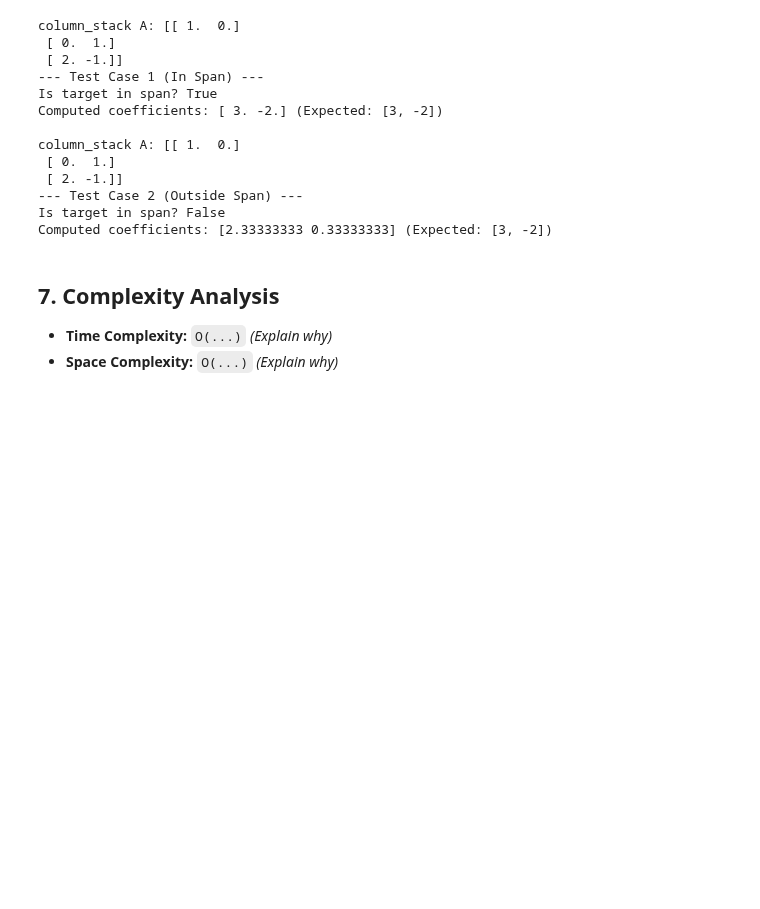
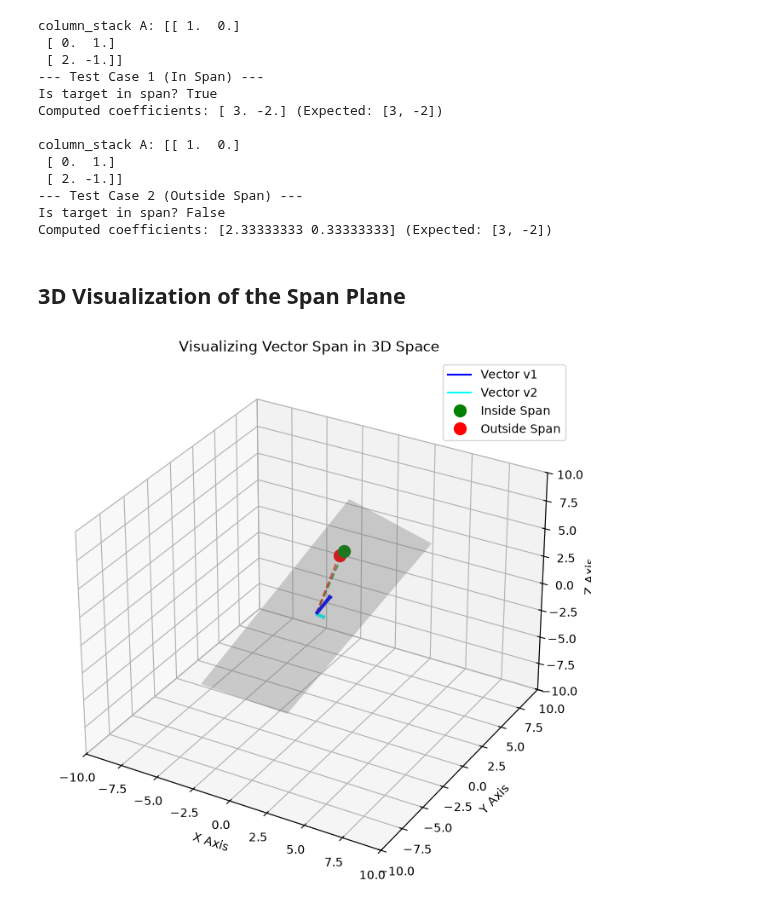
Before and after one commit to suwasghale/math-for-ai-100-days, a Jupyter notebook: Day_005_Linear_Combinations_&_Span/day_005.ipynb, the cells around one changed output. Cells and saved outputs as stored; diff of their text form; code cells hidden in the pictures; blank space fills up the shorter version.

Commit message:
3d visualization of the span plane and complexity analysis

```diff
--- a/Day_005_Linear_Combinations_&_Span/day_005.ipynb
+++ b/Day_005_Linear_Combinations_&_Span/day_005.ipynb
@@ -130,7 +130,61 @@ column_stack A: [[ 1.  0.]
 --- Test Case 2 (Outside Span) ---
 Is target in span? False
 Computed coefficients: [2.33333333 0.33333333] (Expected: [3, -2])
-# %% [markdown]
-## 7. Complexity Analysis
-- **Time Complexity:** `O(...)` *(Explain why)*
-- **Space Complexity:** `O(...)` *(Explain why)*
+# %% [markdown]
+## 3D Visualization of the Span Plane
+# %%
+import numpy as np
+import matplotlib.pyplot as plt
+
+# Create a 3D plot
+fig = plt.figure(figsize=(10, 8))
+ax = fig.add_subplot(111, projection='3d')
+
+# 1. Create a grid to plot the spanned plane: c1*v1 + c2*v2
+c1_range = np.linspace(-5, 5, 10)
+c2_range = np.linspace(-5, 5, 10)
+C1, C2 = np.meshgrid(c1_range, c2_range)
+
+# Calculate the coordinates of the spanned plane
+X_plane = C1 * v1[0] + C2 * v2[0]
+Y_plane = C1 * v1[1] + C2 * v2[1]
+Z_plane = C1 * v1[2] + C2 * v2[2]
+
+# Plot the spanned plane (transparent grey surface)
+ax.plot_surface(X_plane, Y_plane, Z_plane, color='gray', alpha=0.3, label='Spanned Plane')
+
+# 2. Plot the generating basis vectors v1 and v2 as arrows (quivers)
+ax.quiver(0, 0, 0, v1[0], v1[1], v1[2], color='blue', arrow_length_ratio=0.1, linewidth=3, label='v1')
+ax.quiver(0, 0, 0, v2[0], v2[1], v2[2], color='cyan', arrow_length_ratio=0.1, linewidth=3, label='v2')
+
+# 3. Plot the Target Vectors (points)
+# Target Inside (Green) - Lies perfectly on the plane
+ax.scatter(target_inside[0], target_inside[1], target_inside[2], color='green', s=100, label='Target (Inside)')
+
+# Target Outside (Red) - Floats above/below the plane
+ax.scatter(target_outside[0], target_outside[1], target_outside[2], color='red', s=100, label='Target (Outside)')
+
+# Draw a dashed reference line from the origin to the target points
+ax.plot([0, target_inside[0]], [0, target_inside[1]], [0, target_inside[2]], 'g--', alpha=0.7)
+ax.plot([0, target_outside[0]], [0, target_outside[1]], [0, target_outside[2]], 'r--', alpha=0.7)
+
+# Set axes limits and labels
+ax.set_xlim([-10, 10])
+ax.set_ylim([-10, 10])
+ax.set_zlim([-10, 10])
+ax.set_xlabel('X Axis')
+ax.set_ylabel('Y Axis')
+ax.set_zlabel('Z Axis')
+ax.set_title('Visualizing Vector Span in 3D Space')
+
+# Legend setup using standard Matplotlib proxy artists
+import matplotlib.lines as mlines
+blue_line = mlines.Line2D([], [], color='blue', label='Vector v1')
+cyan_line = mlines.Line2D([], [], color='cyan', label='Vector v2')
+green_dot = mlines.Line2D([], [], marker='o', color='g', linestyle='None', markersize=10, label='Inside Span')
+red_dot = mlines.Line2D([], [], marker='o', color='r', linestyle='None', markersize=10, label='Outside Span')
+ax.legend(handles=[blue_line, cyan_line, green_dot, red_dot])
+
+plt.show()
+# %% [output]
+[figure, added]
```
Also changed, not shown: parts of 1 cell of this notebook.
